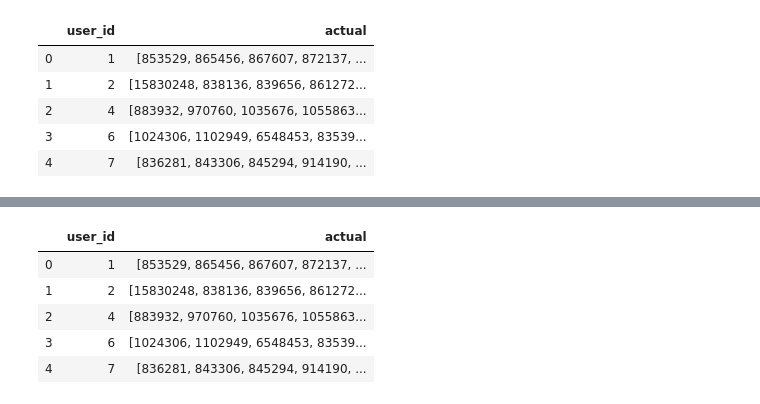
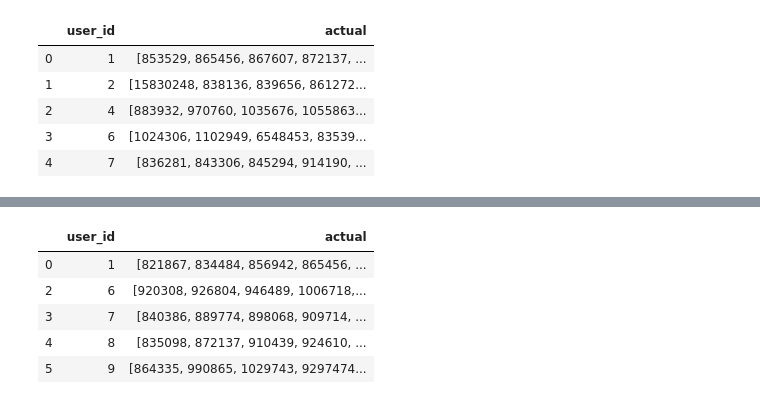
Before and after one commit to Yegor9151/Recommender_systems, a Jupyter notebook: Lesson 6 Two-tier recommendation models/practice.ipynb, the cells around one changed output, grey strips where cells are left out. Saved outputs shown, nothing was run; the diff lists cells and outputs as text; code cells hidden in the pictures.

```diff
--- a/Lesson 6 Two-tier recommendation models/practice.ipynb
+++ b/Lesson 6 Two-tier recommendation models/practice.ipynb
@@ -75,7 +77,8 @@ data_val_lvl_1.head()
 n_items_before = data_train_lvl_1['item_id'].nunique()
 
 data_train_lvl_1 = prefilter_items(data=data_train_lvl_1,
-                                   item_features=item_features,)
+                                   item_features=item_features)
+
 data_train_lvl_1.head()
 # %% [output]
 |  | user_id | basket_id | day | item_id | quantity | sales_value | store_id | retail_disc | trans_time | ... |
@@ -135,0 +201,13 @@ result_lvl_1.head()
+# %%
+def featuring(data):
+    data['price_for_one'] = data['price'] / data['quantity']
+    data['cost_to_disc'] = data['price'] - (data['price'] * data['retail_disc'])
+
+    return data
+# %%
+# prefiltering
+data_train_lvl_2 = prefilter_items(data=data_train_lvl_2, item_features=item_features)
+# featuring
+data_train_lvl_2 = featuring(data=data_train_lvl_2)
+
+data_train_lvl_2.head()
@@ -135,0 +229,6 @@ result_lvl_1.head()
+# %%
+result_lvl_2 = data_val_lvl_2.groupby('user_id')['item_id'].unique().reset_index()
+result_lvl_2.columns = ['user_id', 'actual']
+
+result_lvl_2 = result_lvl_2[result_lvl_2['user_id'].isin(data_train_lvl_2['user_id'])]
+result_lvl_2.head()
@@ -136,10 +242,10 @@ result_lvl_1.head()
 # %%
-result_lvl_1 = result_lvl_1[result_lvl_1['user_id'].isin(data_train_lvl_1['user_id'])]
-result_lvl_1.head()
+result_lvl_2_1 = result_lvl_2[result_lvl_2['user_id'].isin(data_train_lvl_1['user_id'])]
+result_lvl_2_1.head()
 # %% [output]
 |  | user_id | actual |
-| 0 | 1 | [853529, 865456, 867607, 872137, ... |
-| 1 | 2 | [15830248, 838136, 839656, 861272... |
-| 2 | 4 | [883932, 970760, 1035676, 1055863... |
-| 3 | 6 | [1024306, 1102949, 6548453, 83539... |
-| 4 | 7 | [836281, 843306, 845294, 914190, ... |
+| 0 | 1 | [821867, 834484, 856942, 865456, ... |
+| 2 | 6 | [920308, 926804, 946489, 1006718,... |
+| 3 | 7 | [840386, 889774, 898068, 909714, ... |
+| 4 | 8 | [835098, 872137, 910439, 924610, ... |
+| 5 | 9 | [864335, 990865, 1029743, 9297474... |
```
Also changed, not shown: parts of 33 cells of this notebook.
